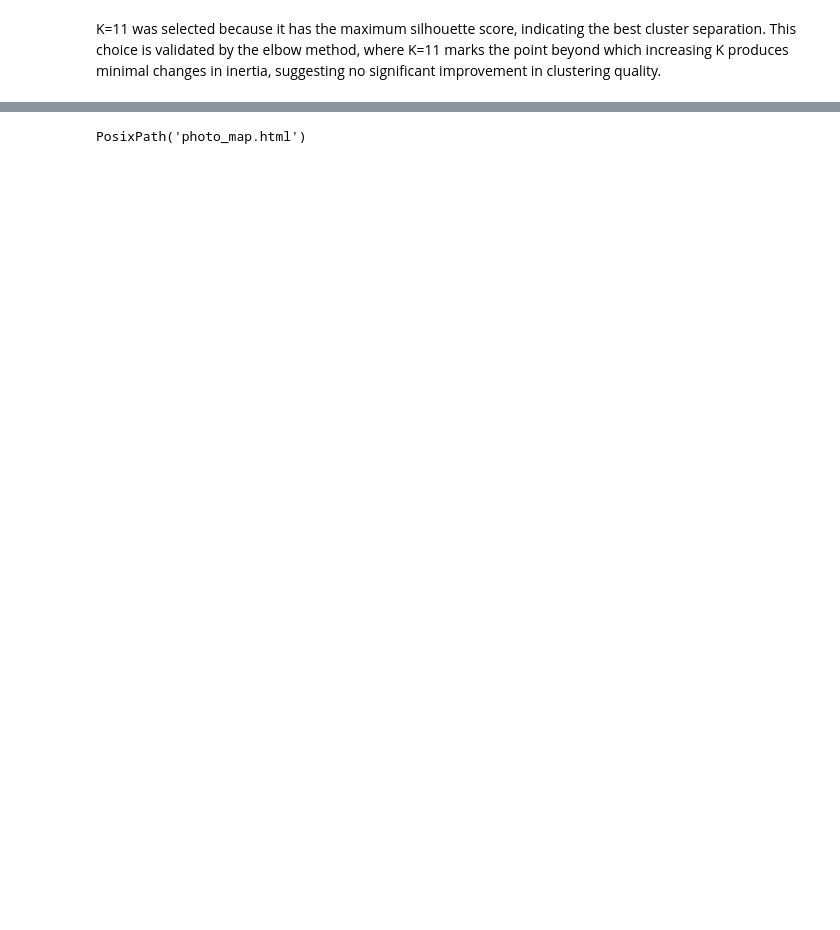
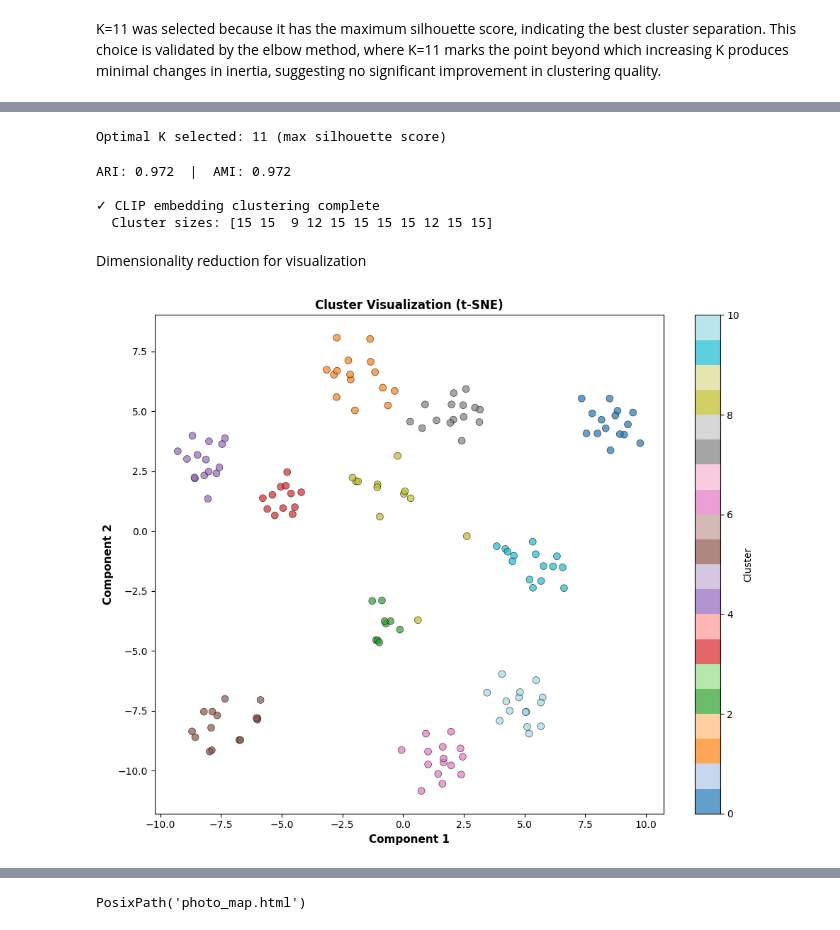
Before and after one commit to sarlusyan/ML-Projects, a Jupyter notebook: Semantic_Image_Clustering/Semantic_Img_Clustering.ipynb, the cells around one changed output, grey strips where cells are left out. Cells and saved outputs as stored; diff of their text form; code cells hidden in the pictures; blank space fills up the shorter version.

```diff
--- a/Semantic_Image_Clustering/Semantic_Img_Clustering.ipynb
+++ b/Semantic_Image_Clustering/Semantic_Img_Clustering.ipynb
@@ -246,0 +98,31 @@ from pathlib import Path
+# %%
+best_k = eval_embed['k_range'][np.argmax(eval_embed['silhouette_scores'])]
+print(f"Optimal K selected: {best_k} (max silhouette score)")
+
+km_embed, embed_labels = perform_kmeans_clustering(embeddings, n_clusters=best_k)
+# %% [output]
+Optimal K selected: 11 (max silhouette score)
+# %%
+metrics_embed = compute_clustering_metrics(true_labels, embed_labels, verbose=True)
+print(f"\n✓ CLIP embedding clustering complete")
+print(f"  Cluster sizes: {np.bincount(embed_labels)}")
+# %% [output]
+ARI: 0.972  |  AMI: 0.972
+
+✓ CLIP embedding clustering complete
+  Cluster sizes: [15 15  9 12 15 15 15 15 12 15 15]
+# %% [markdown]
+Dimensionality reduction for visualization
+# %%
+from sklearn.manifold import TSNE
+from sklearn.decomposition import PCA
+
+tsne = TSNE(n_components=2, random_state=42)
+tsne_coords = tsne.fit_transform(embeddings)
+
+pca = PCA(n_components=2)
+pca_coords = pca.fit_transform(embeddings)
+# %%
+plot_clusters_scatter(tsne_coords, embed_labels, method_name='t-SNE', figsize=(10, 8))
+# %% [output]
+[figure, added]
```
Also changed, not shown: parts of 59 cells of this notebook, 2 other files.
